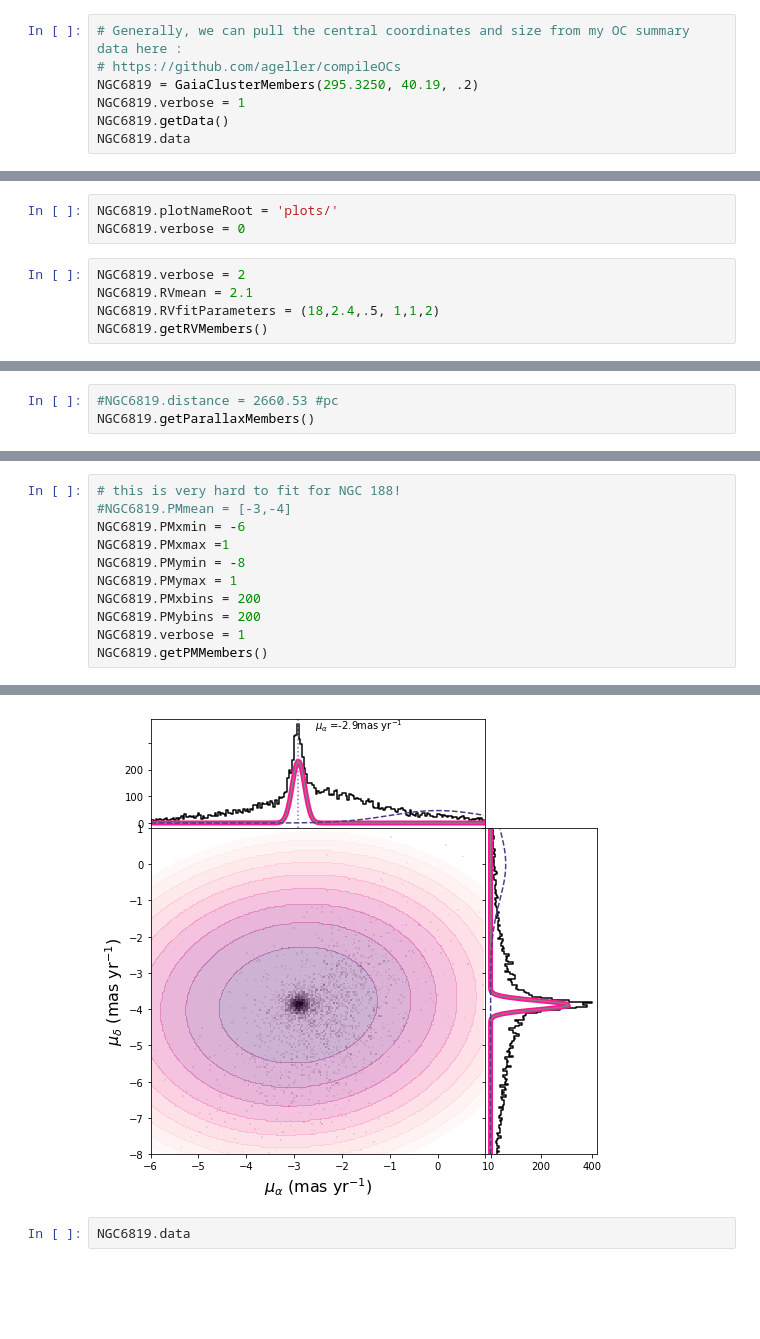
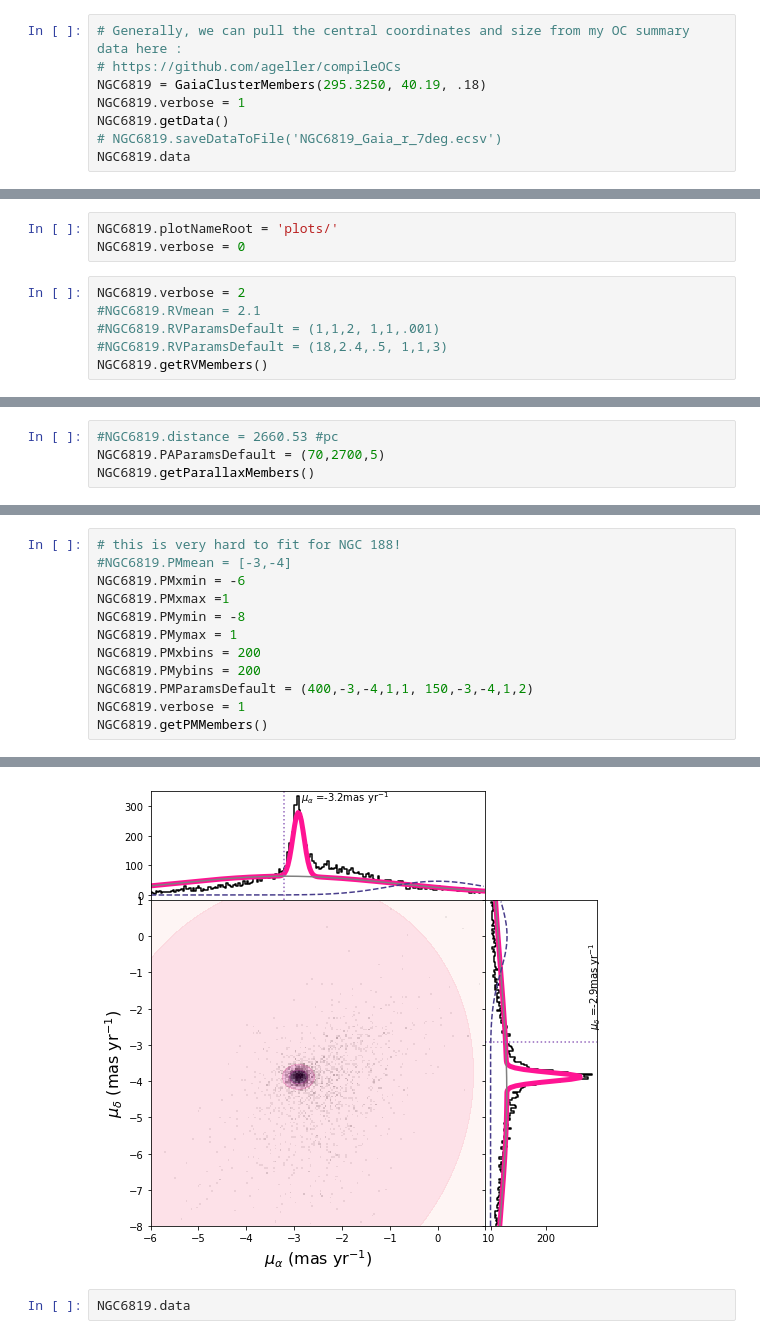
Before and after one commit to Clairezy/BASE9_utils, a Jupyter notebook: getGaiaData/genBASE9PhotFile.ipynb, the cells around one changed output, grey strips where cells are left out. Drawn from its saved outputs; the diff is of its cells as text; blank space fills up the shorter version.

Commit message:
added RV, PA, PM parameters. Need to fix lack of defaults

```diff
--- a/getGaiaData/genBASE9PhotFile.ipynb
+++ b/getGaiaData/genBASE9PhotFile.ipynb
@@ -33,9 +36,10 @@ from getGaiaData import GaiaClusterMembers
 # %%
 # Generally, we can pull the central coordinates and size from my OC summary data here :
 # https://github.com/ageller/compileOCs
-NGC6819 = GaiaClusterMembers(295.3250, 40.19, .2)
+NGC6819 = GaiaClusterMembers(295.3250, 40.19, .18)
 NGC6819.verbose = 1
 NGC6819.getData()
+# NGC6819.saveDataToFile('NGC6819_Gaia_r_7deg.ecsv')
 NGC6819.data
 # %% [output]
 Retrieving Gaia data ...
@@ -78,8 +86,9 @@ NGC6819.plotNameRoot = 'plots/'
 NGC6819.verbose = 0
 # %%
 NGC6819.verbose = 2
-NGC6819.RVmean = 2.1
-NGC6819.RVfitParameters = (18,2.4,.5, 1,1,2)
+#NGC6819.RVmean = 2.1
+#NGC6819.RVParamsDefault = (1,1,2, 1,1,.001)
+#NGC6819.RVParamsDefault = (18,2.4,.5, 1,1,3)
 NGC6819.getRVMembers()
 # %% [output]
 Finding radial-velocity members ...
@@ -102,5 +111,6 @@ Parameters:
 # %%
 #NGC6819.distance = 2660.53 #pc
+NGC6819.PAParamsDefault = (70,2700,5)
 NGC6819.getParallaxMembers()
 # %% [output]
 Finding parallax members ...
@@ -125,18 +135,19 @@ WARNING: The fit may be unsuccessful; check fit_info['message'] for more informa
 # %%
 # this is very hard to fit for NGC 188!
 #NGC6819.PMmean = [-3,-4]
 NGC6819.PMxmin = -6
 NGC6819.PMxmax =1
 NGC6819.PMymin = -8
 NGC6819.PMymax = 1
 NGC6819.PMxbins = 200
 NGC6819.PMybins = 200
+NGC6819.PMParamsDefault = (400,-3,-4,1,1, 150,-3,-4,1,2)
 NGC6819.verbose = 1
 NGC6819.getPMMembers()
 # %% [output]
 finding proper-motion members ...
 WARNING: The fit may be unsuccessful; check fit_info['message'] for more information. [astropy.modeling.fitting]
-[figure, old version]
+[figure, new version]
 # %%
 NGC6819.data
 # %% [output]
```
Also changed, not shown: parts of 6 cells of this notebook, 5 other files.
